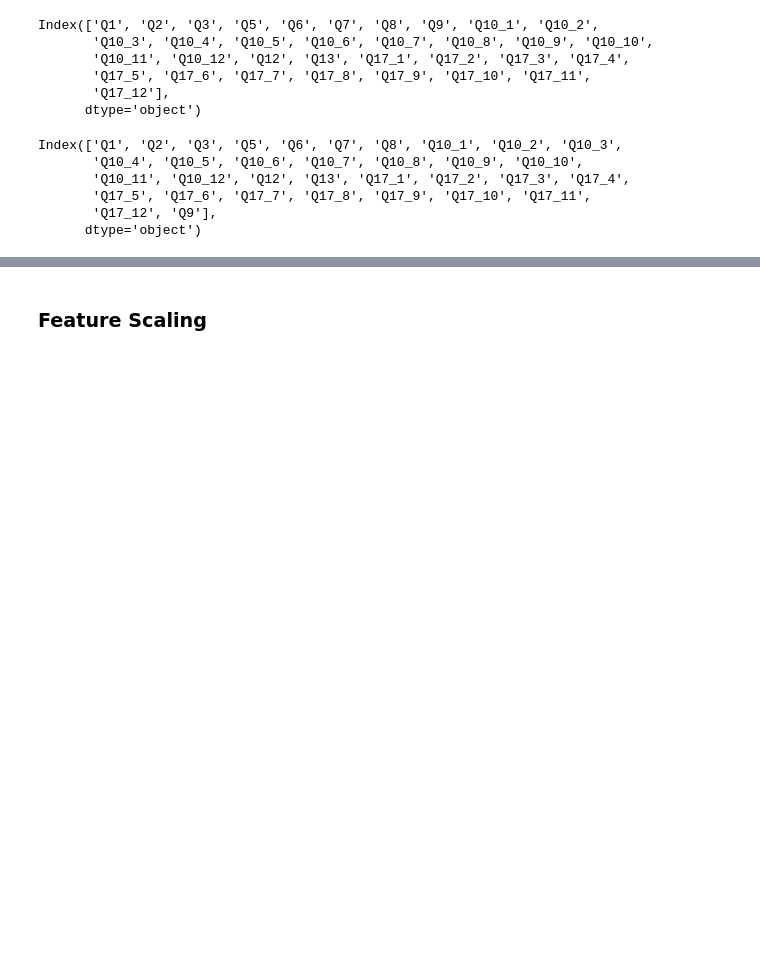
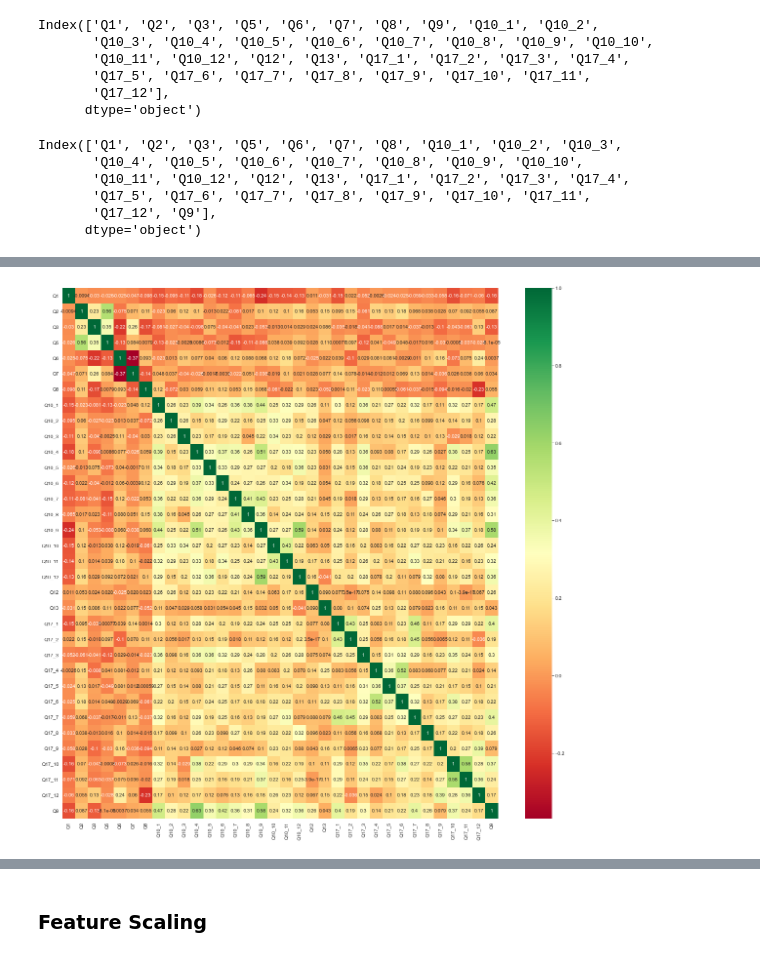
Before and after one commit to jnajera06/PiRates.Stress, a Jupyter notebook: stresslevel.ipynb, the cells around one changed output, grey strips where cells are left out. Saved outputs shown, nothing was run; the diff lists cells and outputs as text; code cells hidden in the pictures; blank space fills up the shorter version.

```diff
--- a/stresslevel.ipynb
+++ b/stresslevel.ipynb
@@ -700,0 +848,3 @@ dataset_1.sample(5)
+# %%
+corr2= dataset_1.corr()
+corr2
@@ -700,0 +870,10 @@ dataset_1.sample(5)
+# %%
+#sns.heatmap(corr1, annot=True)
+
+top_corr_features = corr2.index
+plt.figure(figsize=(20,20))
+
+#plot heat map
+g=sns.heatmap(dataset_1[top_corr_features].corr(),annot=True,cmap="RdYlGn")
+# %% [output]
+[figure, added]
```
Also changed, not shown: parts of 79 cells of this notebook.
